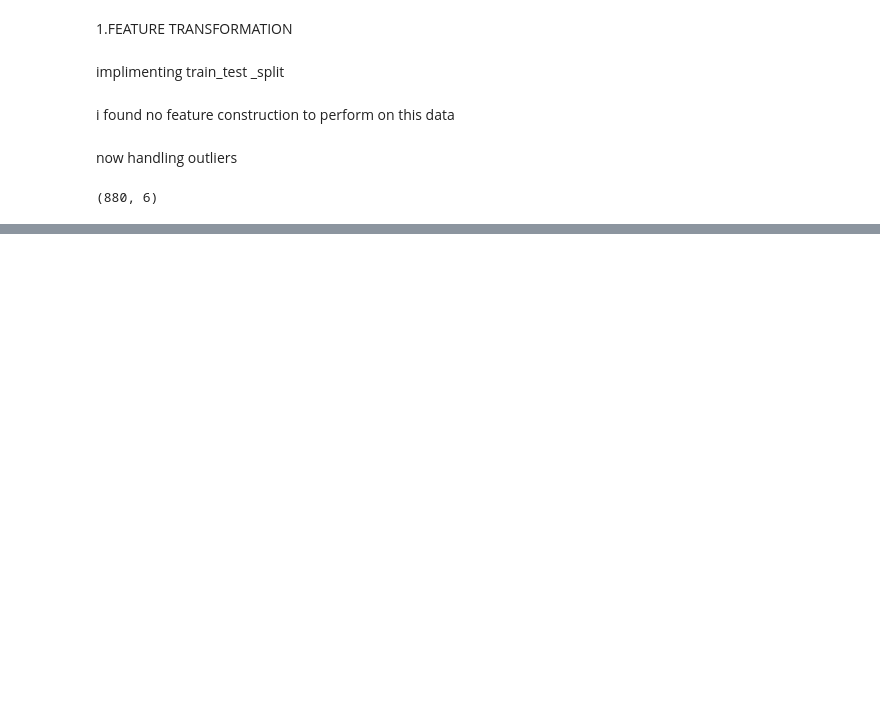
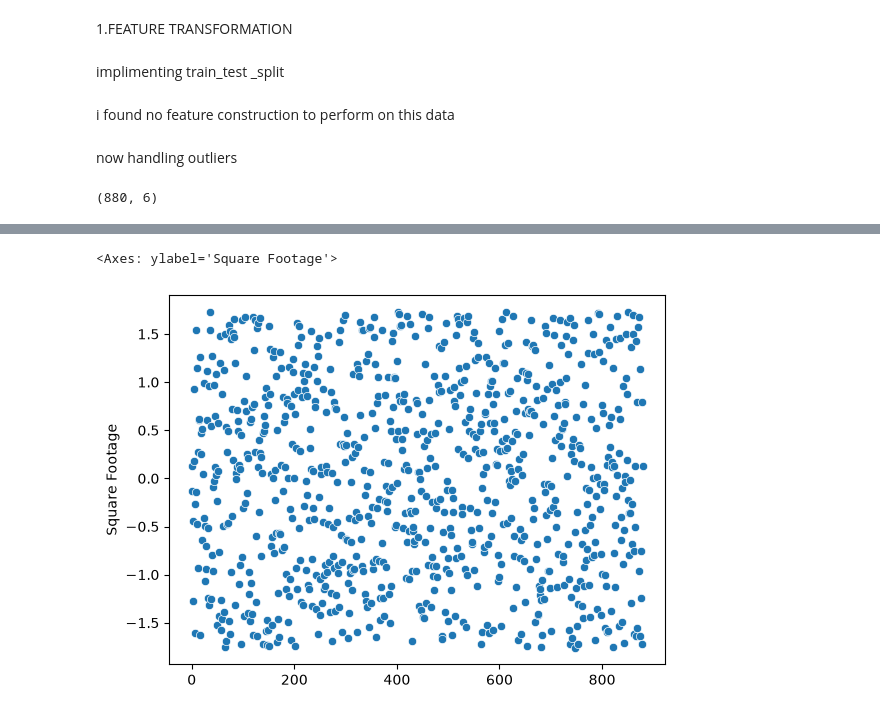
Before and after one commit to 12shivamkuma/Smart-Building-Energy-Cost-Predictor-, a Jupyter notebook: notebooks/energy_cost_prediction.ipynb, the cells around one changed output, grey strips where cells are left out. Cells and saved outputs as stored; diff of their text form; code cells hidden in the pictures; blank space fills up the shorter version.

```diff
--- a/notebooks/energy_cost_prediction.ipynb
+++ b/notebooks/energy_cost_prediction.ipynb
@@ -262,0 +307,6 @@ X_train.shape
+# %%
+X_train_scaled=stnd_scaler.transform(X_train)
+X_test_scaled=stnd_scaler.transform(X_test)
+# %%
+X_train_scaled=pd.DataFrame(X_train_scaled,columns=X_train.columns)
+X_test_scaled=pd.DataFrame(X_test_scaled,columns=X_test.columns)
@@ -262,0 +343,6 @@ X_train.shape
+# %%
+
+sns.scatterplot(X_train_scaled['Square Footage'])
+# %% [output]
+<Axes: ylabel='Square Footage'>
+[figure, added]
```
Also changed, not shown: parts of 15 cells of this notebook.
